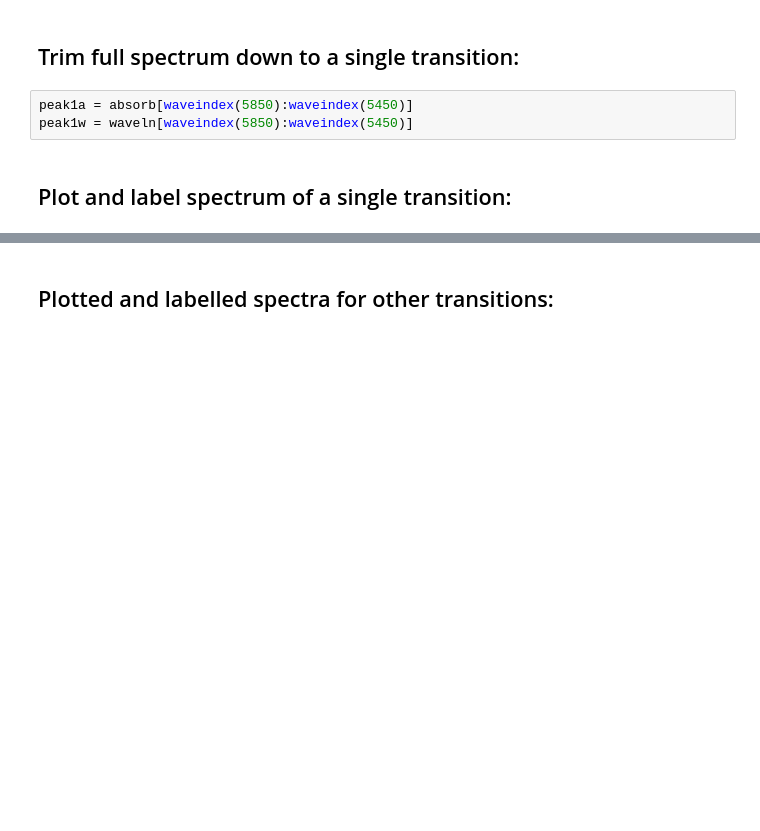
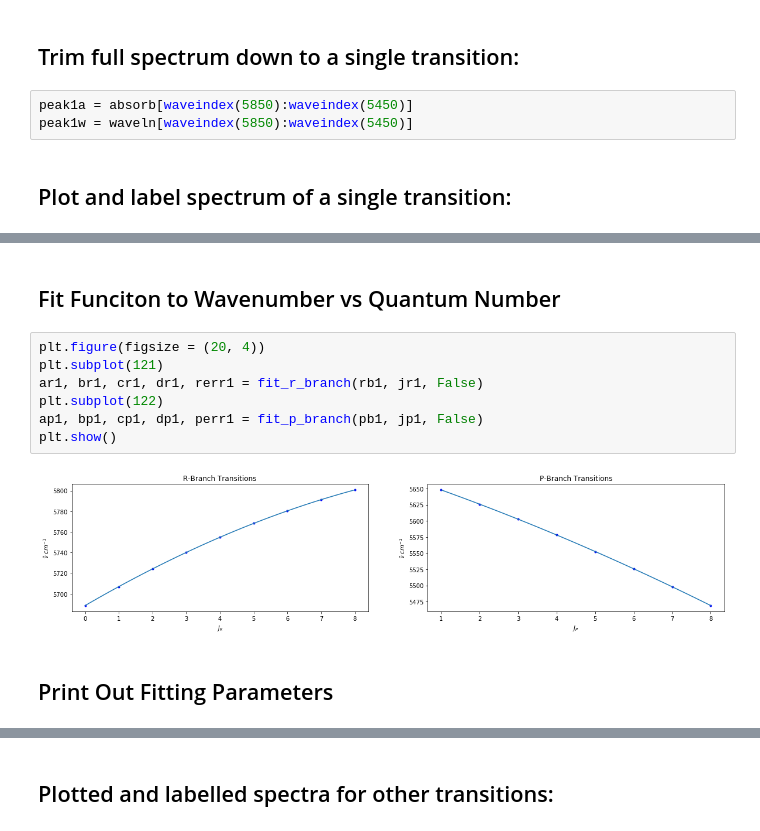
Before and after one commit to Monkeymerlot/HCl-DCl_Spectra_Lab, a Jupyter notebook: Examples.ipynb, the cells around one changed output, grey strips where cells are left out. Drawn from its saved outputs; the diff is of its cells as text; blank space fills up the shorter version.

```diff
--- a/Examples.ipynb
+++ b/Examples.ipynb
@@ -28,0 +29,13 @@ plt.show()
+# %% [markdown]
+## Fit Funciton to Wavenumber vs Quantum Number
+# %%
+plt.figure(figsize = (20, 4))
+plt.subplot(121)
+ar1, br1, cr1, dr1, rerr1 = fit_r_branch(rb1, jr1, False)
+plt.subplot(122)
+ap1, bp1, cp1, dp1, perr1 = fit_p_branch(pb1, jp1, False)
+plt.show()
+# %% [output]
+[figure, added]
+# %% [markdown]
+## Print Out Fitting Parameters
```
Also changed, not shown: parts of 5 cells of this notebook, 2 other files.
